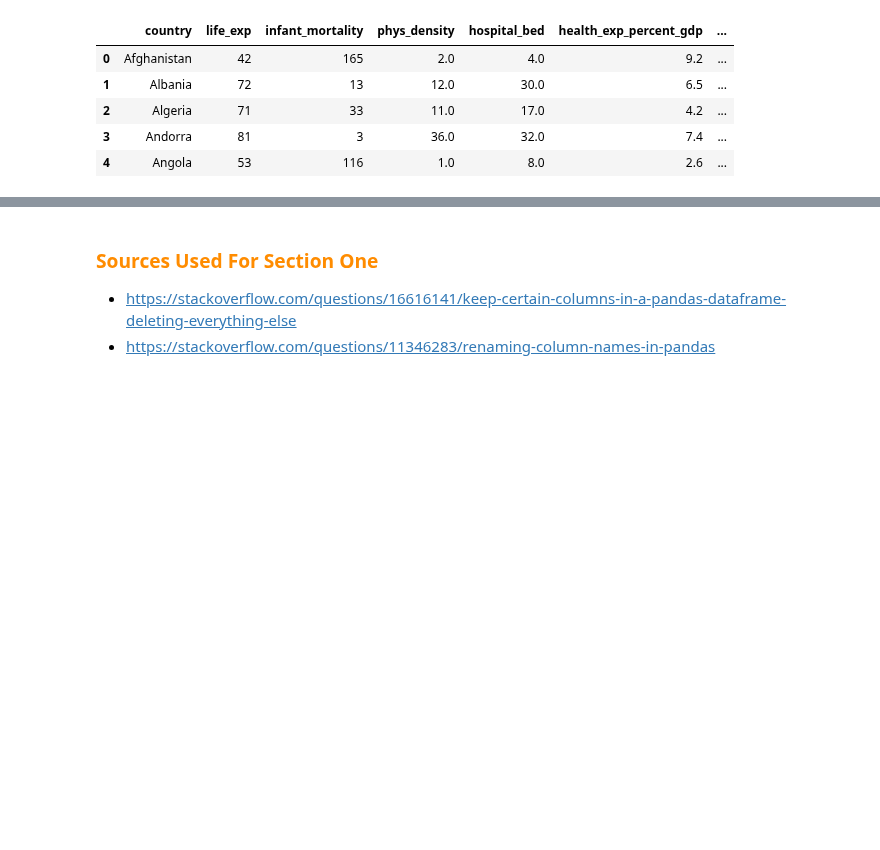
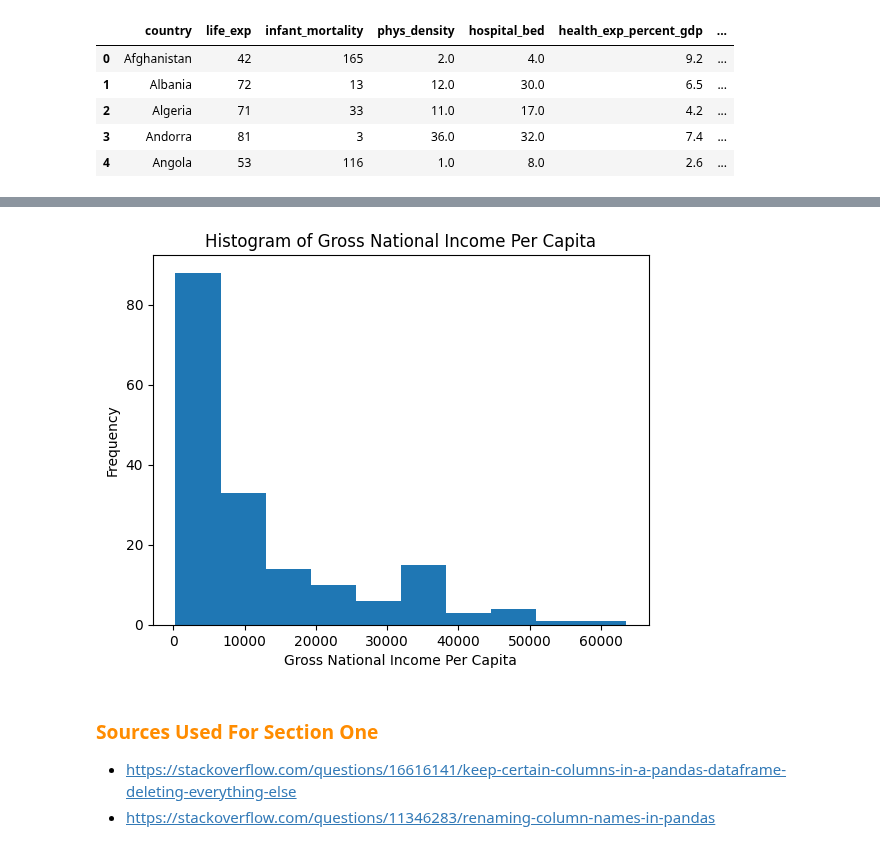
Before and after one commit to chowdhuryj-github/DataScienceDataAnalysis, a Jupyter notebook: wk_06/lab/Lab_5_JIC.ipynb, the cells around one changed output, grey strips where cells are left out. Saved outputs shown, nothing was run; the diff lists cells and outputs as text; code cells hidden in the pictures; blank space fills up the shorter version.

```diff
--- a/wk_06/lab/Lab_5_JIC.ipynb
+++ b/wk_06/lab/Lab_5_JIC.ipynb
@@ -145,3 +148,22 @@ new_who_df.head(5)
+# %%
+# importing the matplotlib library
+import matplotlib.pyplot as plt
+
+# plotting the gni_pc variable
+plt.hist(new_who_df["GNI_PC"])
+
+# naming the title, x and y axis
+plt.title("Histogram of Gross National Income Per Capita")
+plt.ylabel("Frequency")
+plt.xlabel("Gross National Income Per Capita")
+
+# saving the plot figure
+plt.savefig(r"C:\GitHub\DataScience\wk_06\plots\GNI_PC")
+
+# displaying the plot
+plt.show()
+# %% [output]
+[figure, added]
 # %% [markdown]
 ### <font color='#FF8C00'> Sources Used For Section One </font>
 - https://stackoverflow.com/questions/16616141/keep-certain-columns-in-a-pandas-dataframe-deleting-everything-else
```
Also changed, not shown: parts of 10 cells of this notebook, 14 other files.
